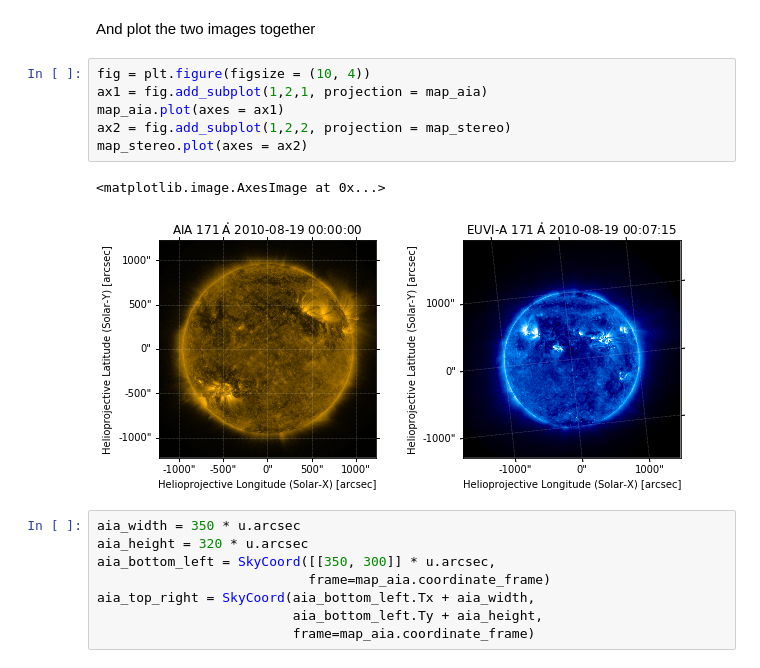
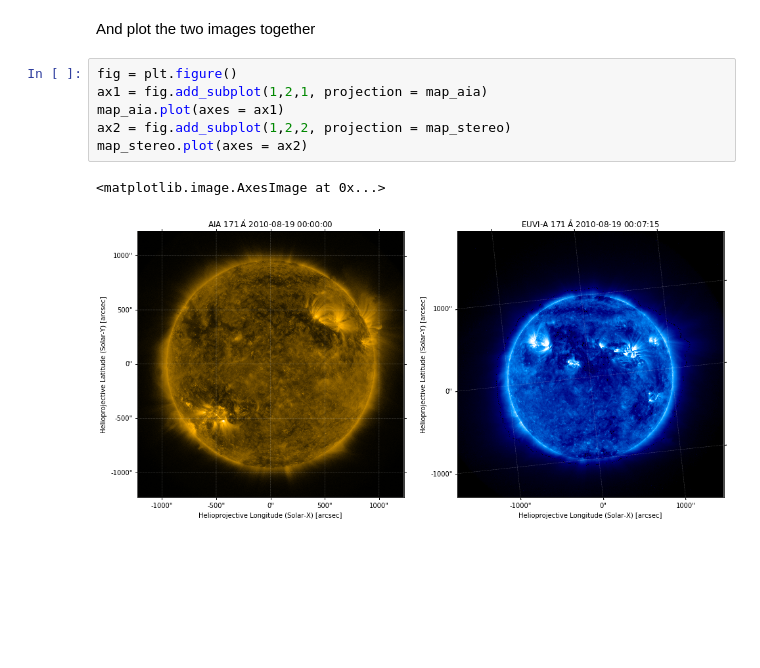
Before and after one commit to sunpy/previous-workshop-notebooks, a Jupyter notebook: 2019_spd/sunpy-1.0-spd2019-coordinates.ipynb, the cells around one changed output. Cells and saved outputs as stored; diff of their text form; blank space fills up the shorter version.

```diff
--- a/2019_spd/sunpy-1.0-spd2019-coordinates.ipynb
+++ b/2019_spd/sunpy-1.0-spd2019-coordinates.ipynb
@@ -285,19 +285,11 @@ print(map_aia.observer_coordinate)
 # %% [markdown]
 And plot the two images together
 # %%
-fig = plt.figure(figsize = (10, 4))
+fig = plt.figure()
 ax1 = fig.add_subplot(1,2,1, projection = map_aia)
 map_aia.plot(axes = ax1)
 ax2 = fig.add_subplot(1,2,2, projection = map_stereo)
 map_stereo.plot(axes = ax2)
 # %% [output]
 <matplotlib.image.AxesImage at 0x...>
-[figure, old version]
+[figure, new version]
-# %%
-aia_width = 350 * u.arcsec
-aia_height = 320 * u.arcsec
-aia_bottom_left = SkyCoord([[350, 300]] * u.arcsec,
-                           frame=map_aia.coordinate_frame)
-aia_top_right = SkyCoord(aia_bottom_left.Tx + aia_width,
-                         aia_bottom_left.Ty + aia_height,
-                         frame=map_aia.coordinate_frame)
```
Also changed, not shown: parts of 25 cells of this notebook, 2 other files.
